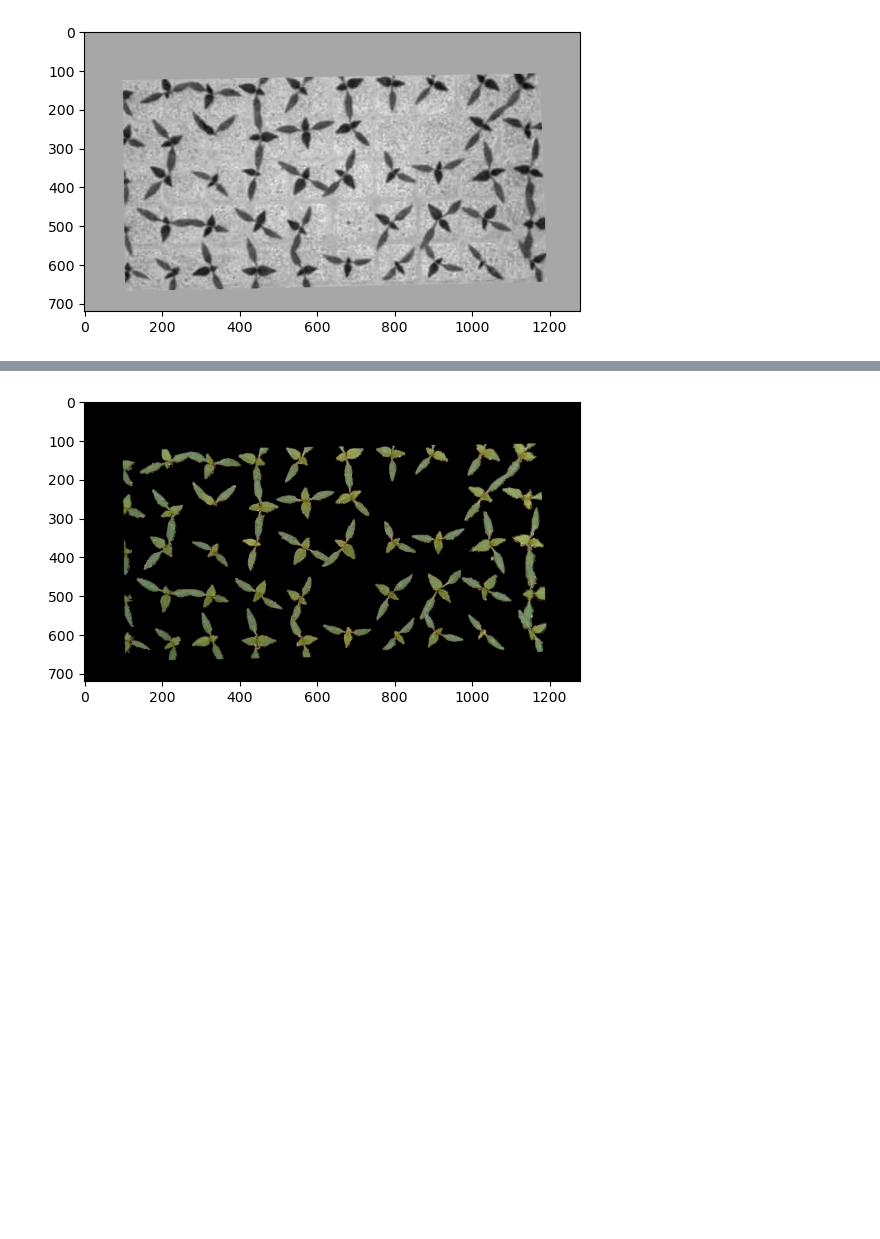
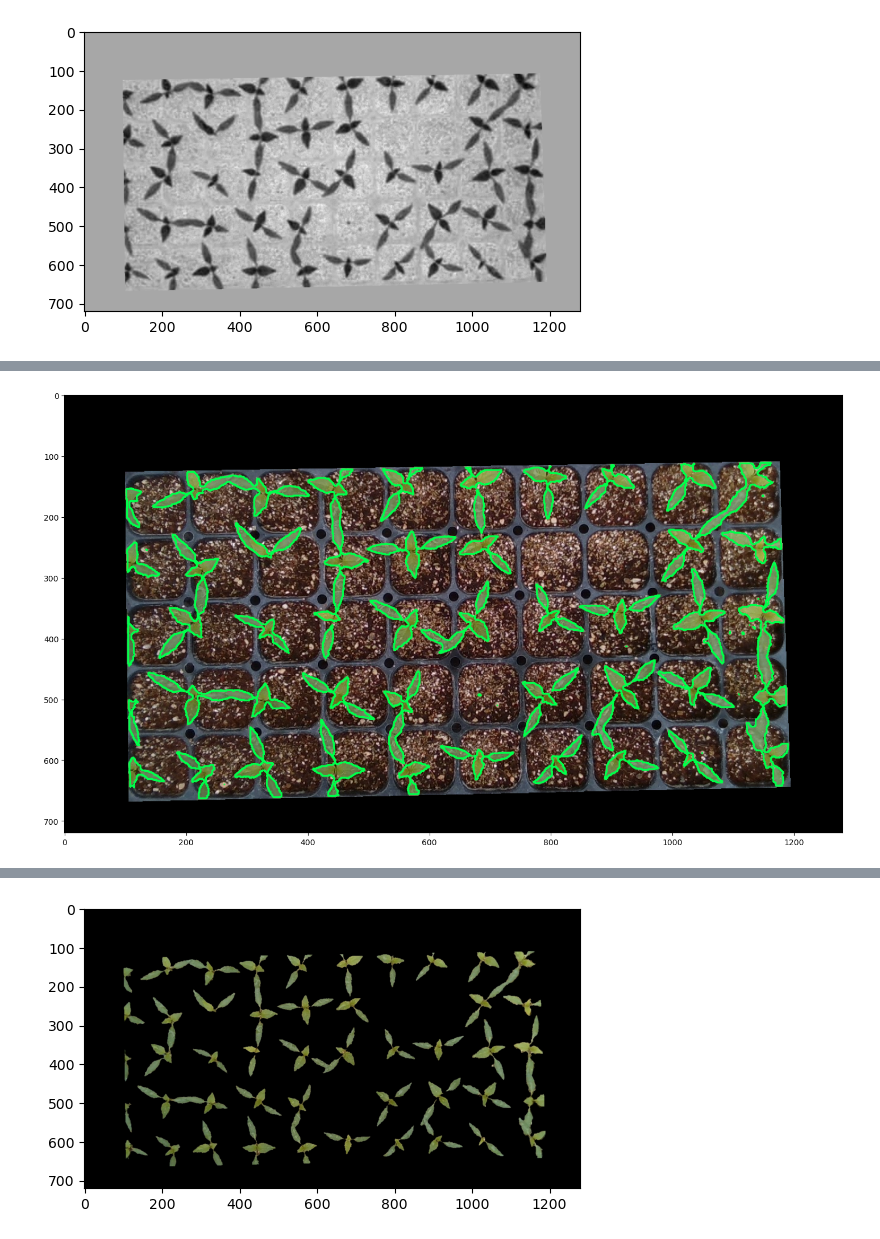
Before and after one commit to DevRyuu/OpenCV, a Jupyter notebook: image.ipynb, the cells around one changed output, grey strips where cells are left out. Cells and saved outputs as stored; diff of their text form; code cells hidden in the pictures; blank space fills up the shorter version.

```diff
--- a/image.ipynb
+++ b/image.ipynb
@@ -70,0 +72,9 @@ plt.show()
+# %%
+contours, hierarchy = cv.findContours(binary, cv.RETR_EXTERNAL, cv.CHAIN_APPROX_SIMPLE)
+img = cv.drawContours(black_cropped, contours, -1, (0,255,75), 2)
+
+plt.figure(figsize=(20, 10))
+plt.imshow(img, cmap = 'gray')
+plt.show()
+# %% [output]
+[figure, added]
```
Also changed, not shown: parts of 6 cells of this notebook, 7 other files.
